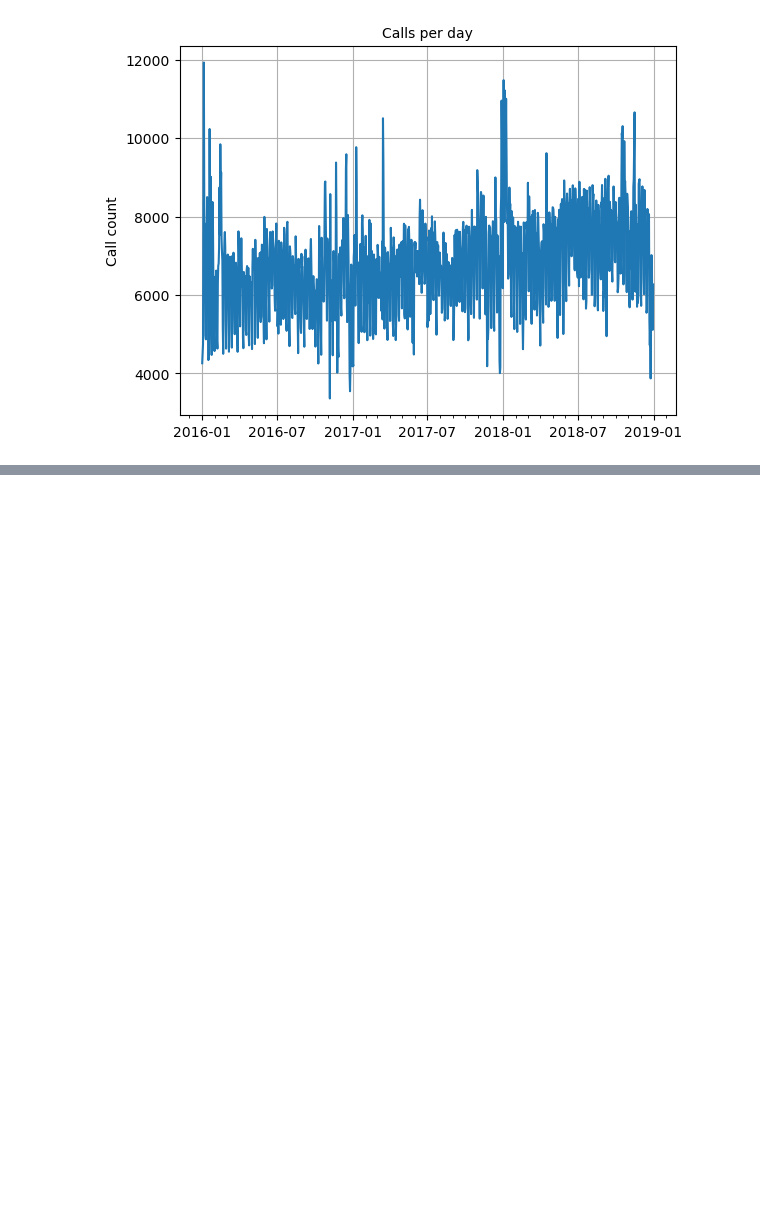
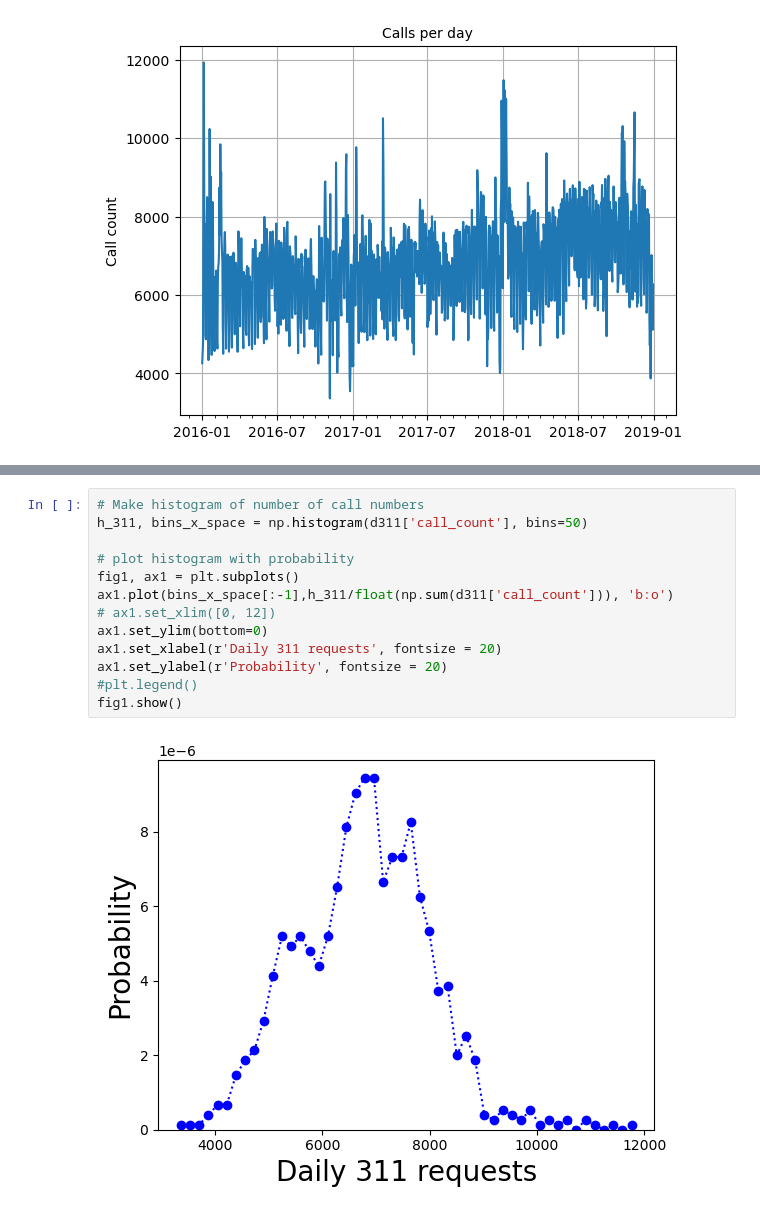
Before and after one commit to ericschwen/weather_311, a Jupyter notebook: 311_exploration.ipynb, the cells around one changed output, grey strips where cells are left out. Saved outputs shown, nothing was run; the diff lists cells and outputs as text; blank space fills up the shorter version.

```diff
--- a/311_exploration.ipynb
+++ b/311_exploration.ipynb
@@ -314,0 +359,15 @@ array(['2016-01-01T00:00:00.000000000', '2016-01-02T00:00:00.000000000',
+# %%
+# Make histogram of number of call numbers
+h_311, bins_x_space = np.histogram(d311['call_count'], bins=50)
+
+# plot histogram with probability
+fig1, ax1 = plt.subplots()
+ax1.plot(bins_x_space[:-1],h_311/float(np.sum(d311['call_count'])), 'b:o')
+# ax1.set_xlim([0, 12])
+ax1.set_ylim(bottom=0)
+ax1.set_xlabel(r'Daily 311 requests', fontsize = 20)
+ax1.set_ylabel(r'Probability', fontsize = 20)
+#plt.legend()
+fig1.show()
+# %% [output]
+[figure, added]
```
Also changed, not shown: parts of 35 cells of this notebook, 1 other file.
